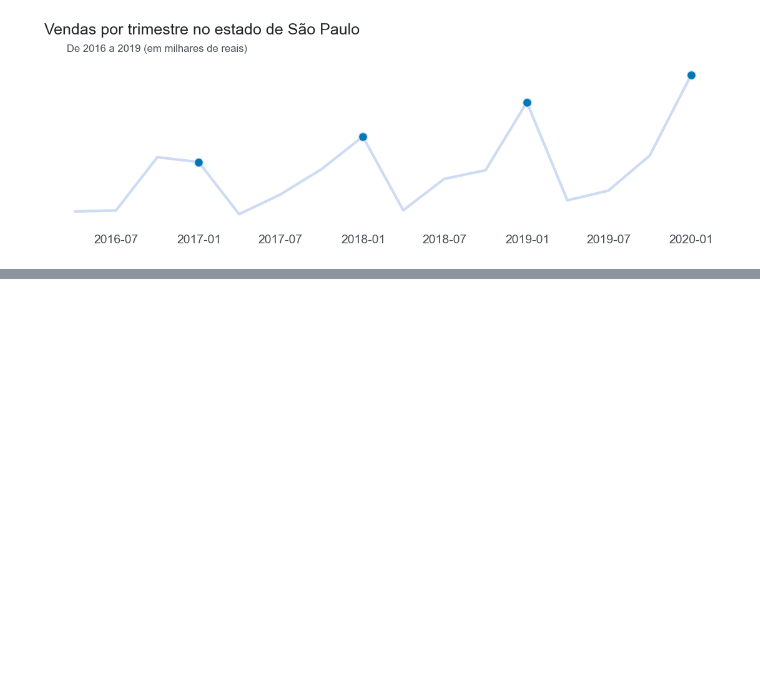
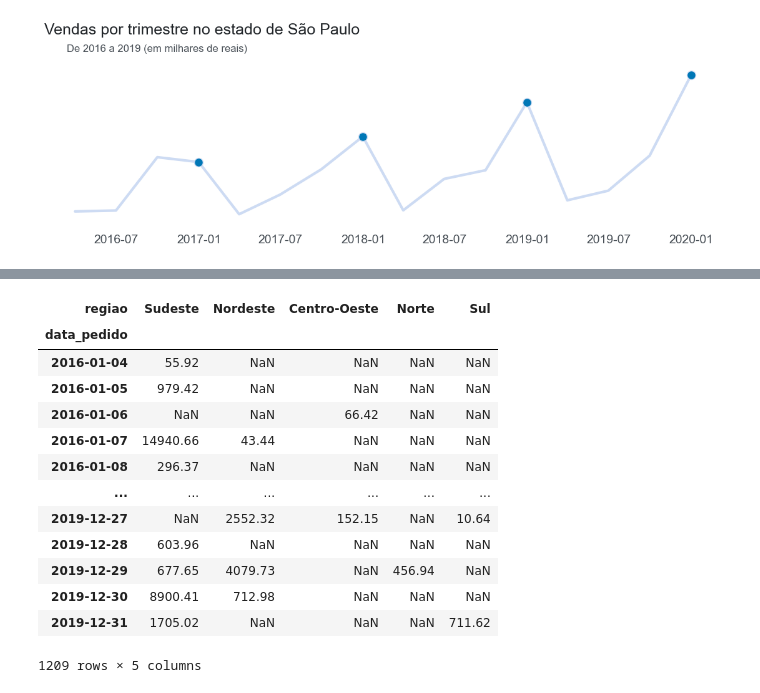
Before and after one commit to Cr0l3y/comparison_distribution_charts, a Jupyter notebook: grafic_comp_distr.ipynb, the cells around one changed output, grey strips where cells are left out. Drawn from its saved outputs; the diff is of its cells as text; code cells hidden in the pictures; blank space fills up the shorter version.

```diff
--- a/grafic_comp_distr.ipynb
+++ b/grafic_comp_distr.ipynb
@@ -487,0 +489,25 @@ ax = grafico_vendas_sp_tri()
+# %%
+#Trabalhando com as 5 regioes do brasil
+#Criando df com dados que vai ser utilizado
+df_regiao = vendas.copy()
+df_regiao = df_regiao[["regiao", "data_pedido", "vendas"]]
+#Criando tabela cruzada com valores de venda por regiao
+df_regiao = pd.crosstab(index = df_regiao.data_pedido, columns = df_regiao.regiao, values = df_regiao.vendas, aggfunc="sum")
+#Ajuste da tabela em ordem crescente dos estados q1ue mais tem vendas
+df_regiao = df_regiao[["Sudeste", "Nordeste", "Centro-Oeste", "Norte", "Sul"]]
+df_regiao
+# %% [output]
+| regiao | Sudeste | Nordeste | Centro-Oeste | Norte | Sul |
+| data_pedido |  |  |  |  |  |
+| 2016-01-04 | 55.92 | NaN | NaN | NaN | NaN |
+| 2016-01-05 | 979.42 | NaN | NaN | NaN | NaN |
+| 2016-01-06 | NaN | NaN | 66.42 | NaN | NaN |
+| 2016-01-07 | 14940.66 | 43.44 | NaN | NaN | NaN |
+| 2016-01-08 | 296.37 | NaN | NaN | NaN | NaN |
+| ... | ... | ... | ... | ... | ... |
+| 2019-12-27 | NaN | 2552.32 | 152.15 | NaN | 10.64 |
+| 2019-12-28 | 603.96 | NaN | NaN | NaN | NaN |
+| 2019-12-29 | 677.65 | 4079.73 | NaN | 456.94 | NaN |
+| 2019-12-30 | 8900.41 | 712.98 | NaN | NaN | NaN |
+| 2019-12-31 | 1705.02 | NaN | NaN | NaN | 711.62 |
+1209 rows × 5 columns
```
Also changed, not shown: parts of 12 cells of this notebook.
